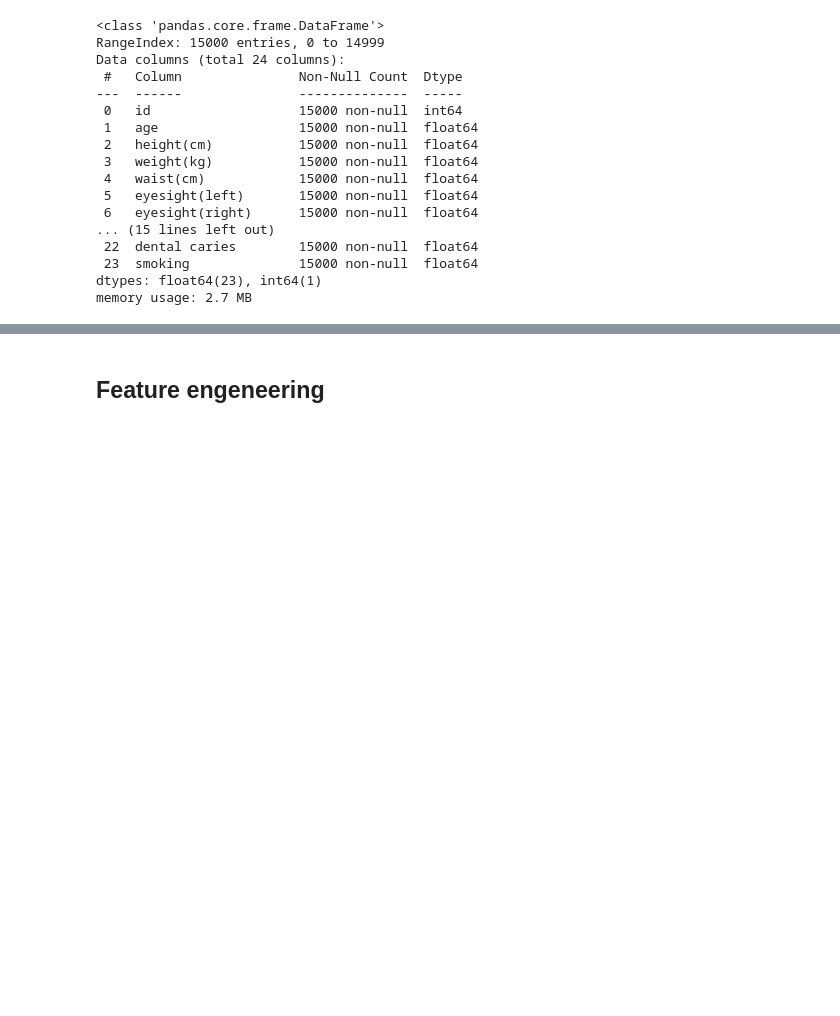
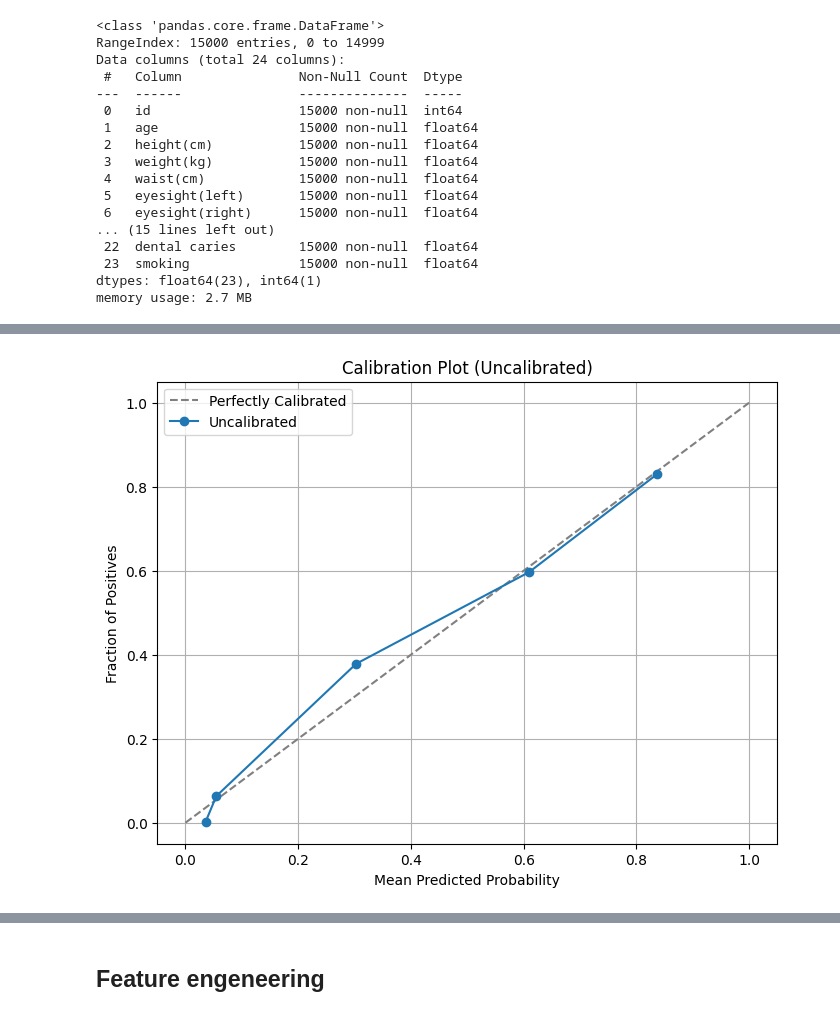
Before and after one commit to madinaAbdujabborova/GradientBooosting_keggleCompetition, a Jupyter notebook: comp.ipynb, the cells around one changed output, grey strips where cells are left out. Cells and saved outputs as stored; diff of their text form; code cells hidden in the pictures; blank space fills up the shorter version.

```diff
--- a/comp.ipynb
+++ b/comp.ipynb
@@ -35,0 +263,91 @@ test = pd.read_csv('test.csv')
+# %%
+X = train.drop('smoking', axis=1)
+y = train['smoking']
+
+# Define base estimators (with preprocessing if necessary)
+logistic_pipeline = Pipeline([
+    ('scaler', StandardScaler()),
+    ('poly', PolynomialFeatures(degree=2)),
+    ('logistic', LogisticRegression(max_iter=10000,
+                                 C=0.01,
+                                 random_state=1))
+])
+
+random_forest = RandomForestClassifier(
+    n_estimators=390,
+    max_depth=18,
+    min_samples_split=15,
+    min_samples_leaf=5,
+    max_features='log2',
+    bootstrap=False,
+    random_state=42,
+    n_jobs=-1
+)
+
+# Define stacking classifier
+stacking_clf = StackingClassifier(
+    estimators=[
+        ('logistic', logistic_pipeline),
+        ('random_forest', random_forest)
+    ],
+    final_estimator=LogisticRegression(random_state=42),
+    cv=5
+)
+
+# Train-test split
+X_train, X_test, y_train, y_test = train_test_split(X, y, test_size=0.2, random_state=42)
+
+# Fit stacking model
+stacking_clf.fit(X_train, y_train)
+
+# Get predicted probabilities for the positive class
+y_prob_uncalibrated = stacking_clf.predict_proba(X_test)[:, 1]
+
+
+# Calculate Brier score for the uncalibrated model
+brier_uncalibrated = brier_score_loss(y_test, y_prob_uncalibrated)
+print(f"Brier Score (Uncalibrated): {brier_uncalibrated:.4f}")
+
+# Function to plot calibration curves
+def plot_calibration_curve(y_true, y_probs_list, labels, title):
+    plt.figure(figsize=(8, 6))
+    plt.plot([0, 1], [0, 1], linestyle='--', label='Perfectly Calibrated', color='gray')
+    for y_prob, label in zip(y_probs_list, labels):
+        prob_true, prob_pred = calibration_curve(y_true, y_prob, n_bins=5, strategy='quantile')
+        plt.plot(prob_pred, prob_true, marker='o', label=label)
+    plt.title(title)
+    plt.xlabel('Mean Predicted Probability')
+    plt.ylabel('Fraction of Positives')
+    plt.legend(loc='best')
+    plt.grid()
+    plt.show()
+
+# Plot calibration curve for uncalibrated model
+plot_calibration_curve(y_test, [y_prob_uncalibrated], ['Uncalibrated'], 'Calibration Plot (Uncalibrated)')
+
+# Apply Platt scaling (sigmoid) calibration
+rf_sigmoid = CalibratedClassifierCV(stacking_clf, method='sigmoid', cv=4)
+rf_sigmoid.fit(X_train, y_train)
+y_prob_sigmoid = rf_sigmoid.predict_proba(X_test)[:, 1]
+
+# Calculate Brier score for sigmoid-calibrated model
+brier_sigmoid = brier_score_loss(y_test, y_prob_sigmoid)
+print(f"Brier Score (Sigmoid Calibration): {brier_sigmoid:.4f}")
+
+# Apply Isotonic regression calibration
+rf_isotonic = CalibratedClassifierCV(stacking_clf, method='isotonic', cv=4)
+rf_isotonic.fit(X_train, y_train)
+y_prob_isotonic = rf_isotonic.predict_proba(X_test)[:, 1]
+
+# Calculate Brier score for isotonic-calibrated model
+brier_isotonic = brier_score_loss(y_test, y_prob_isotonic)
+print(f"Brier Score (Isotonic Calibration): {brier_isotonic:.4f}")
+
+# Plot calibration curves for all three models
+plot_calibration_curve(
+    y_test,
+    [y_prob_uncalibrated, y_prob_sigmoid, y_prob_isotonic],
+    ['Uncalibrated', 'Sigmoid Calibration', 'Isotonic Calibration'],
+    'Calibration Plot (Comparison)'
+)
+# %% [output]
@@ -35,0 +355 @@ test = pd.read_csv('test.csv')
+[figure, added]
```
Also changed, not shown: parts of 32 cells of this notebook, 4 other files.
